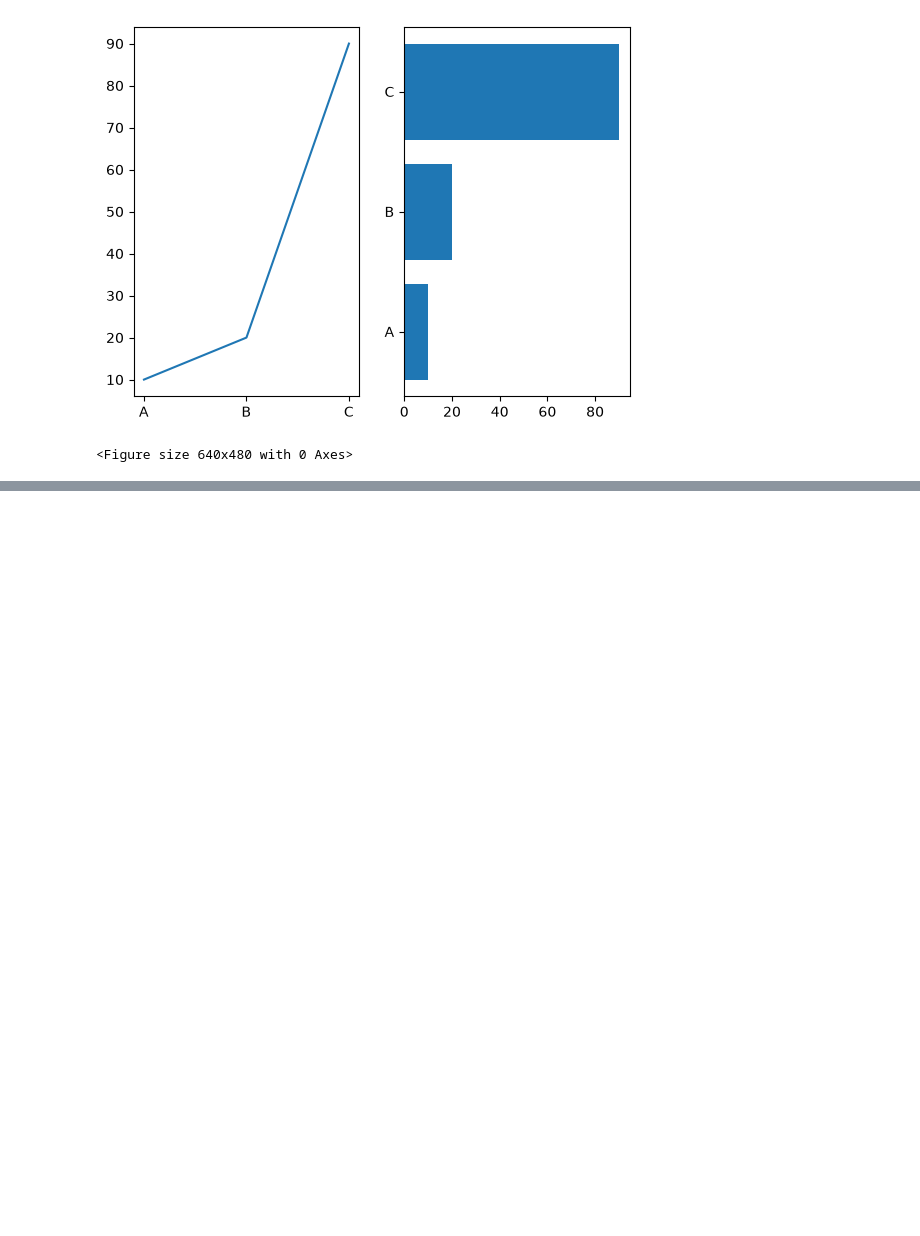
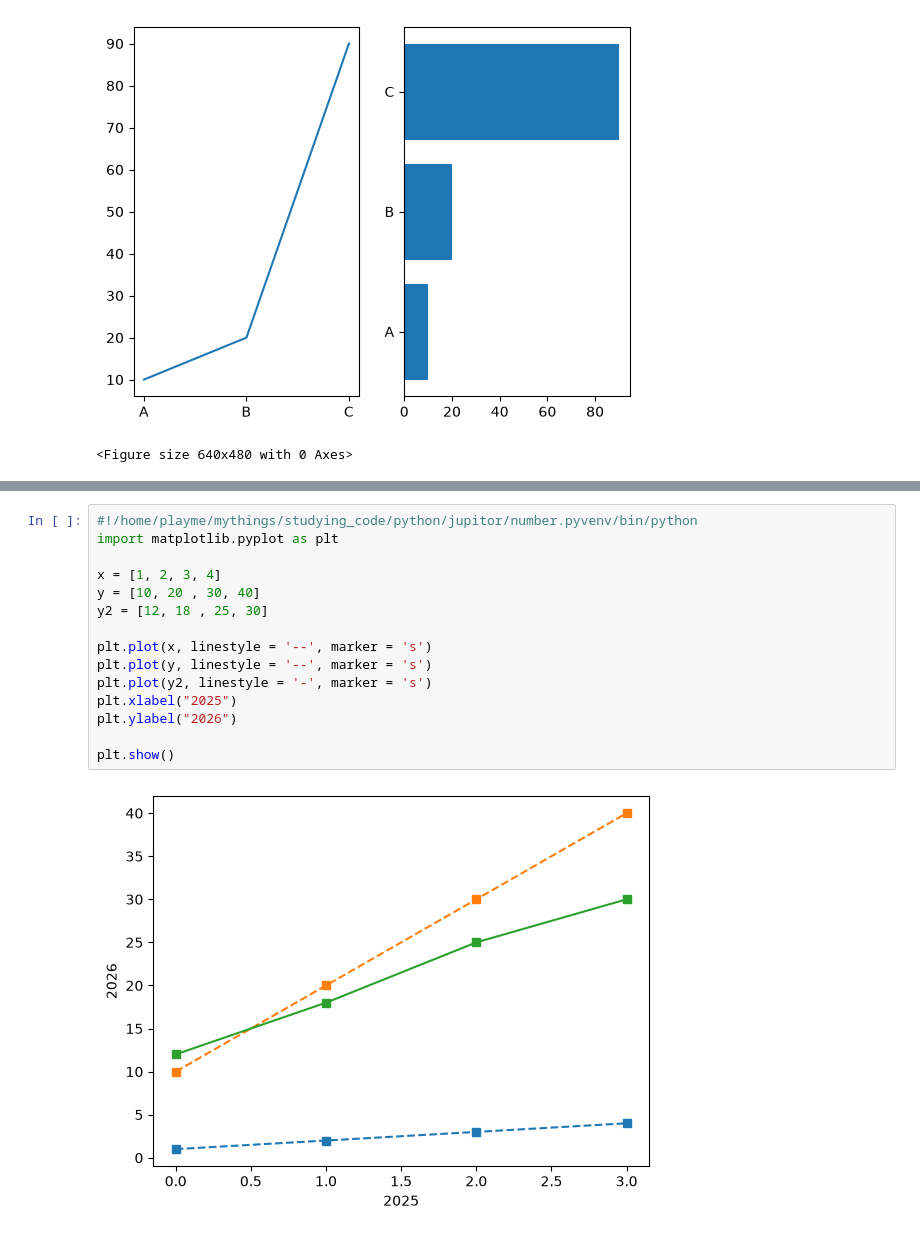
Before and after one commit to pLAyME0037/studying_code, a Jupyter notebook: python/jupitor/matplotlib.ipynb, the cells around one changed output, grey strips where cells are left out. Cells and saved outputs as stored; diff of their text form; blank space fills up the shorter version.

```diff
--- a/python/jupitor/matplotlib.ipynb
+++ b/python/jupitor/matplotlib.ipynb
@@ -182,0 +180,17 @@ plt.show()
+# %%
+#!/home/playme/mythings/studying_code/python/jupitor/number.pyvenv/bin/python
+import matplotlib.pyplot as plt
+
+x = [1, 2, 3, 4]
+y = [10, 20 , 30, 40]
+y2 = [12, 18 , 25, 30]
+
+plt.plot(x, linestyle = '--', marker = 's')
+plt.plot(y, linestyle = '--', marker = 's')
+plt.plot(y2, linestyle = '-', marker = 's')
+plt.xlabel("2025")
+plt.ylabel("2026")
+
+plt.show()
+# %% [output]
+[figure, added]
```
Also changed, not shown: parts of 1 cell of this notebook, 2 other files.
